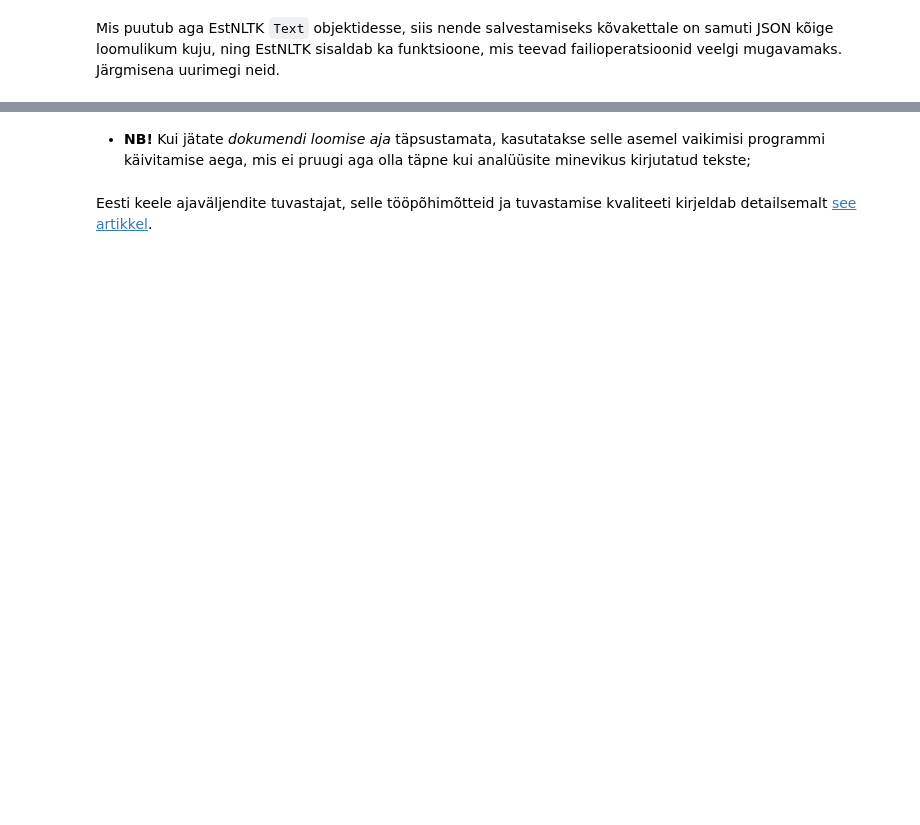
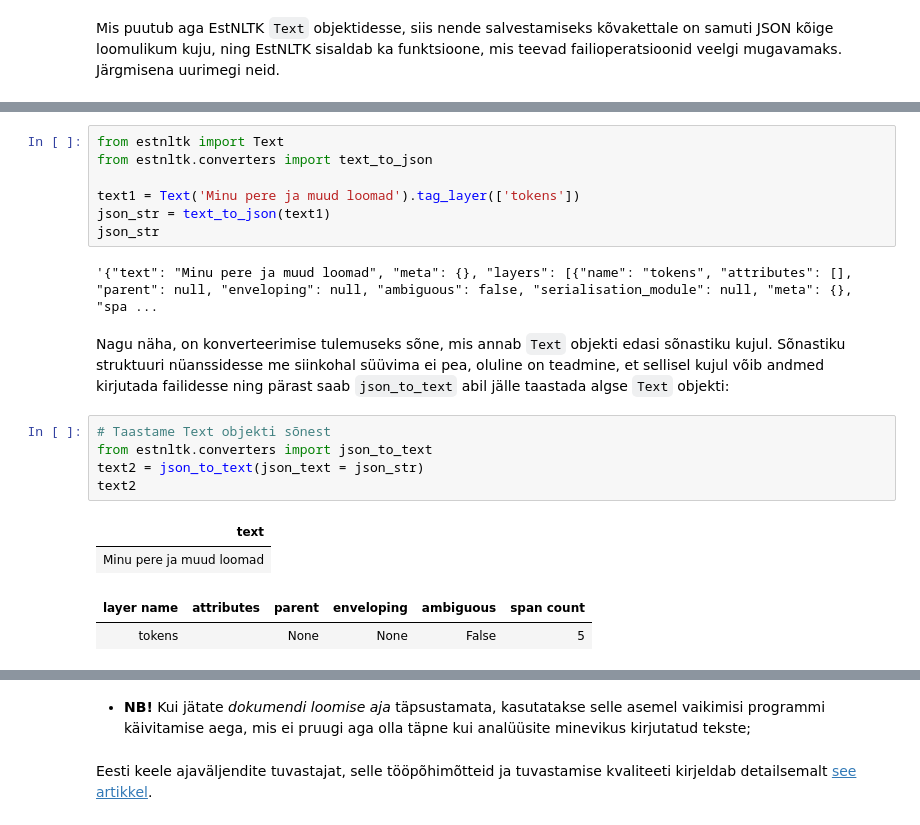
Before and after one commit to d009/EstNLP, a Jupyter notebook: Praktikum6/Praktikum_6.ipynb, the cells around one changed output, grey strips where cells are left out. Cells and saved outputs as stored; diff of their text form; blank space fills up the shorter version.

```diff
--- a/Praktikum6/Praktikum_6.ipynb
+++ b/Praktikum6/Praktikum_6.ipynb
@@ -257,0 +110,21 @@ pprint( list(zip(text.timex_texts,text.timex_values)) )
+# %%
+from estnltk import Text
+from estnltk.converters import text_to_json
+
+text1 = Text('Minu pere ja muud loomad').tag_layer(['tokens'])
+json_str = text_to_json(text1)
+json_str
+# %% [output]
+'{"text": "Minu pere ja muud loomad", "meta": {}, "layers": [{"name": "tokens", "attributes": [], "parent": null, "enveloping": null, "ambiguous": false, "serialisation_module": null, "meta": {}, "spa ...
+# %% [markdown]
+Nagu näha, on konverteerimise tulemuseks sõne, mis annab `Text` objekti edasi sõnastiku kujul. Sõnastiku struktuuri nüanssidesse me siinkohal süüvima ei pea, oluline on teadmine, et sellisel kujul võib andmed kirjutada failidesse ning pärast saab `json_to_text` abil jälle taastada algse `Text` objekti:
+# %%
+# Taastame Text objekti sõnest
+from estnltk.converters import json_to_text
+text2 = json_to_text(json_text = json_str)
+text2
+# %% [output]
+| text |
+| Minu pere ja muud loomad |
+| layer name | attributes | parent | enveloping | ambiguous | span count |
+| tokens |  | None | None | False | 5 |
```
Also changed, not shown: parts of 50 cells of this notebook.
